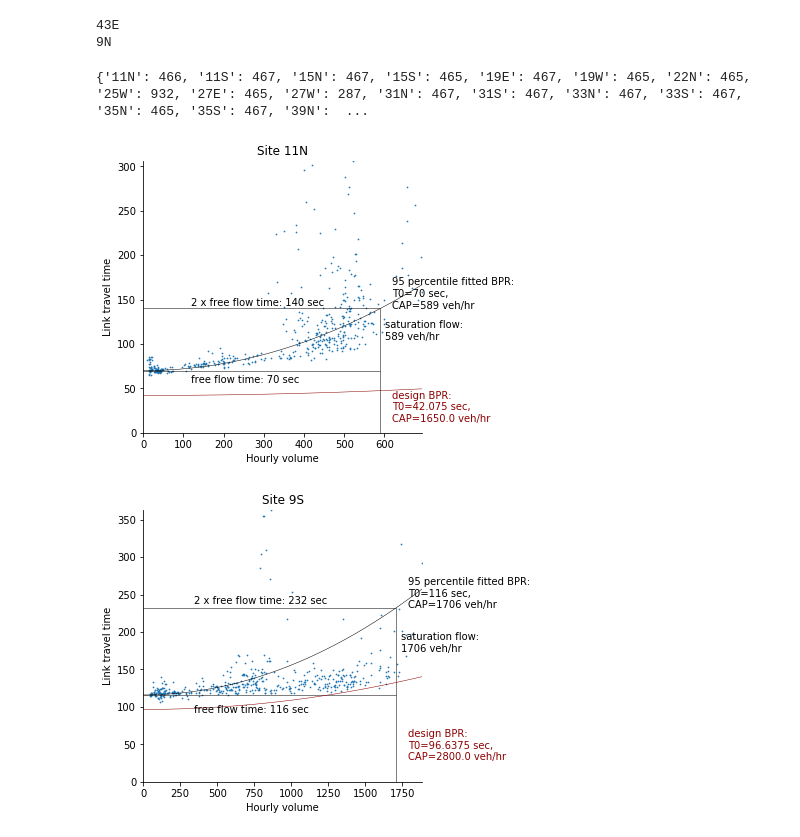
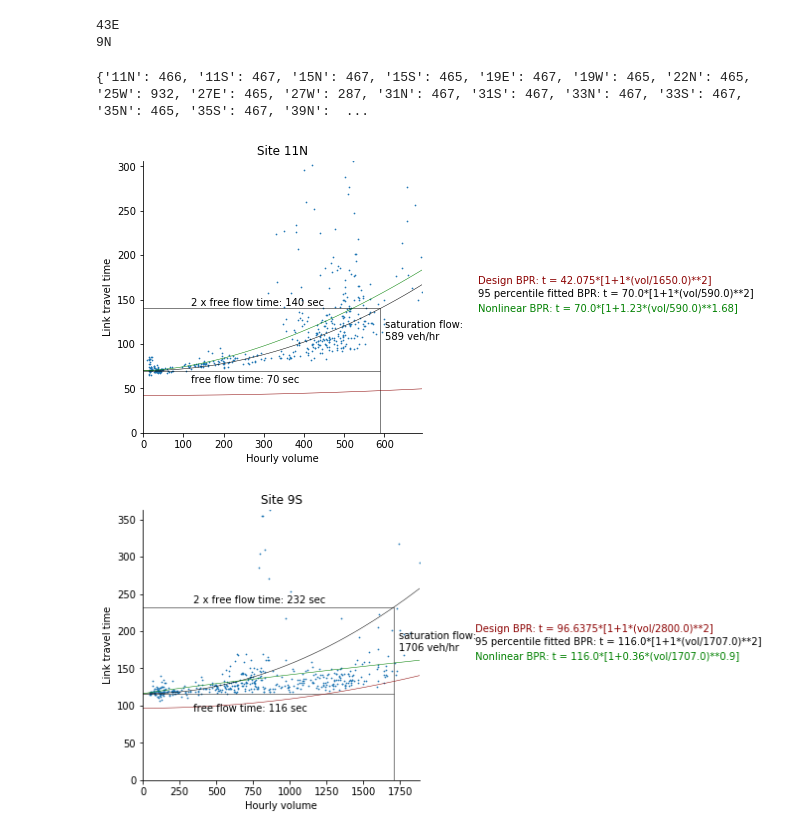
Before and after one commit to cb-cities/volume-delay-curves, a Jupyter notebook: src/merge_data.ipynb, the cells around one changed output. Cells and saved outputs as stored; diff of their text form; code cells hidden in the pictures.

Commit message:
lmfit nonlinear curve

```diff
--- a/src/merge_data.ipynb
+++ b/src/merge_data.ipynb
@@ -148,46 +139,69 @@ data_norm = pd.concat(data_norm_list)
 43E
 9N
 # %%
+from lmfit import Model
 print(data_norm.groupby('loc_key').size().to_dict())
 selected_sites = ['11N', '9S']
+
+def fitfun(x, t0, alpha, beta, cap):
+    return t0*(1+alpha*(x/cap)**beta)
+
 for site in selected_sites:
+    ### site data
     df = data_norm.loc[data_norm['loc_key']==site]
+    ### infer fft and cap
     fft = df['t_95pct'].iloc[0]
     cap = df['v_sat'].iloc[0]
+
     fig, ax = plt.subplots(figsize=(5,5))
     ax.set_title('Site {}'.format(site))
     ax.scatter(df['Volume'], df['duration_in_traffic'], s=0.5)
     ax.set_xlim([0, np.max(df['Volume'])])
     ax.set_ylim([0, np.max(df['duration_in_traffic'])])
     ax.set_xlabel('Hourly volume')
     ax.set_ylabel('Link travel time')
     # Hide the right and top spines
     ax.spines['right'].set_visible(False)
     ax.spines['top'].set_visible(False)
     ax.spines['left'].set_position('zero')
     ax.spines['bottom'].set_position('zero')
     # Only show ticks on the left and bottom spines
     ax.yaxis.set_ticks_position('left')
     ax.xaxis.set_ticks_position('bottom')
     # Add capacity reference
     ax.vlines(x=cap, ymin=0, ymax=fft*2, lw=0.5)
     ax.hlines(y=fft*2, xmin=0, xmax=cap, lw=0.5)
     ax.hlines(y=fft, xmin=0, xmax=cap, lw=0.5)
     ax.text(cap*1.02, fft*1.5, 'saturation flow:\n{} veh/hr'.format(int(cap)))
     ax.text(cap/5, fft*2.05, '2 x free flow time: {} sec'.format(int(fft*2)))
     ax.text(cap/5, fft*0.8, 'free flow time: {} sec'.format(int(fft)))
-    ### Add BPR curve
+    ### Add estimated BPR curve
     x_obs = np.linspace(0, np.max(df['Volume'])*1.1, 50)
     y_obs = (1 + (x_obs/cap)**2)*fft
     ax.plot(x_obs, y_obs, c='k', lw=0.5, label='Obs')
-    ax.text(cap*1.05, fft*2, '95 percentile fitted BPR:\nT0={} sec,\nCAP={} veh/hr'.format(int(fft), int(cap)), c='k')
     ### Add DfT capacity and speed limit
     dft_fft = df['distance'].iloc[0]/df['speed_limit(kph)'].iloc[0]*3.6 ### Believed free flow time in seconds
     dft_cap = df['dft_capacity'].iloc[0]
     y_dft = (1 + (x_obs/dft_cap)**2)*dft_fft
     ax.plot(x_obs, y_dft, c='darkred', lw=0.5, label='DfT BPR')
-    ax.text(cap*1.05, dft_fft*0.3, 'design BPR:\nT0={} sec,\nCAP={} veh/hr'.format(dft_fft, dft_cap), c='darkred')
+
+    ### Fit non-linear
+    mymodel = Model(fitfun)
+    params = mymodel.make_params(alpha=1, beta=2)
+    params['t0'].vary = False
+    params['cap'].vary = False
+    params['t0'].value = fft
+    params['cap'].value = cap
+    result = mymodel.fit(df['duration_in_traffic'], params, x=df['Volume'])
+    r_alpha = result.params['alpha'].value
+    r_beta = result.params['beta'].value
+    ax.plot(x_obs, fitfun(x_obs, fft, r_alpha, r_beta, cap), c='g', lw=0.5, label='nonlinear')
+
+    ### text
+    ax.text(1.2, 0.55, 'Design BPR: t = {}*[1+{}*(vol/{})**{}]'.format(dft_fft, 1, dft_cap, 2), c='darkred', transform = ax.transAxes)
+    ax.text(1.2, 0.5, '95 percentile fitted BPR: t = {}*[1+{}*(vol/{})**{}]'.format(fft, 1, round(cap), 2), c='k', transform = ax.transAxes)
+    ax.text(1.2, 0.45, 'Nonlinear BPR: t = {}*[1+{}*(vol/{})**{}]'.format(fft, round(r_alpha, 2), round(cap), round(r_beta, 2)), c='g', transform = ax.transAxes)
 # %% [output]
 {'11N': 466, '11S': 467, '15N': 467, '15S': 465, '19E': 467, '19W': 465, '22N': 465, '25W': 932, '27E': 465, '27W': 287, '31N': 467, '31S': 467, '33N': 467, '33S': 467, '35N': 465, '35S': 467, '39N':  ...
-[figure, old version]
+[figure, new version]
-[figure, old version]
+[figure, new version]
```
Also changed, not shown: parts of 3 cells of this notebook.
